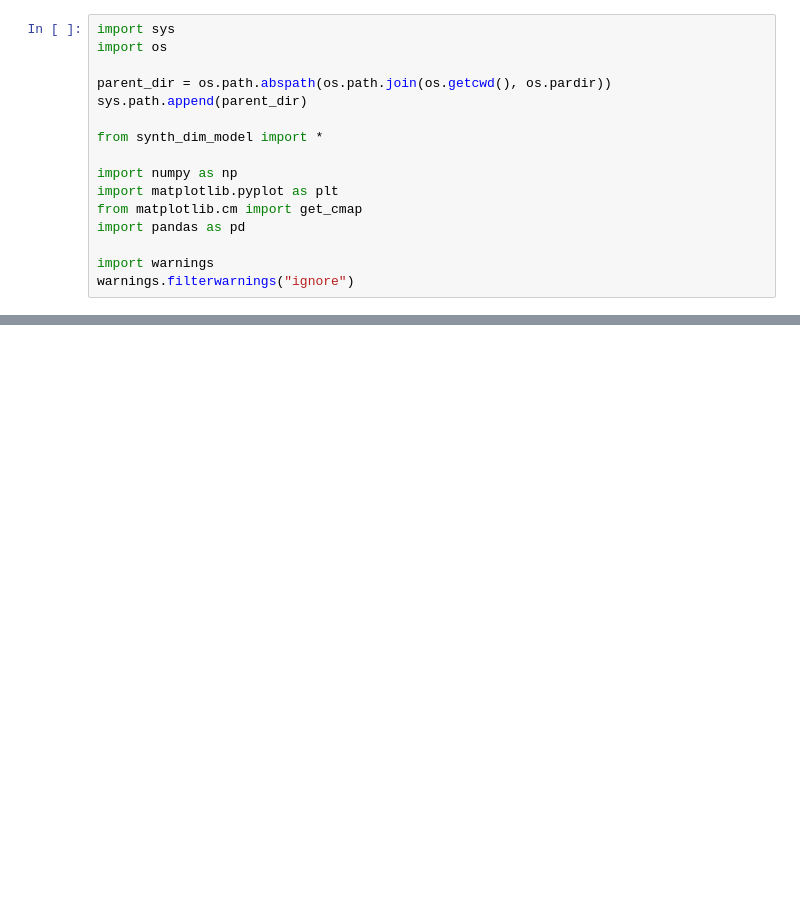
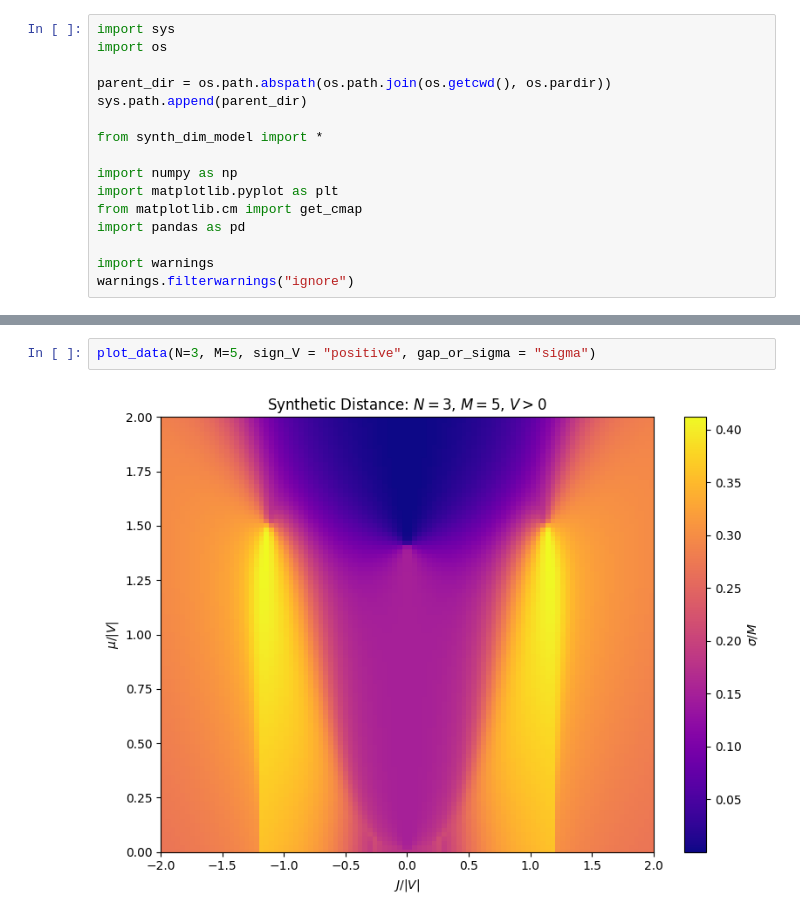
Before and after one commit to jwdesroches/synthetic_dimensions, a Jupyter notebook: variational_path_finding/variational_linear_path_finding.ipynb, the cells around one changed output, grey strips where cells are left out. Cells and saved outputs as stored; diff of their text form; blank space fills up the shorter version.

```diff
--- a/variational_path_finding/variational_linear_path_finding.ipynb
+++ b/variational_path_finding/variational_linear_path_finding.ipynb
@@ -128,0 +131,4 @@ else:
+# %%
+plot_data(N=3, M=5, sign_V = "positive", gap_or_sigma = "sigma")
+# %% [output]
+[figure, added]
```
Also changed, not shown: parts of 3 cells of this notebook, 4 other files.
